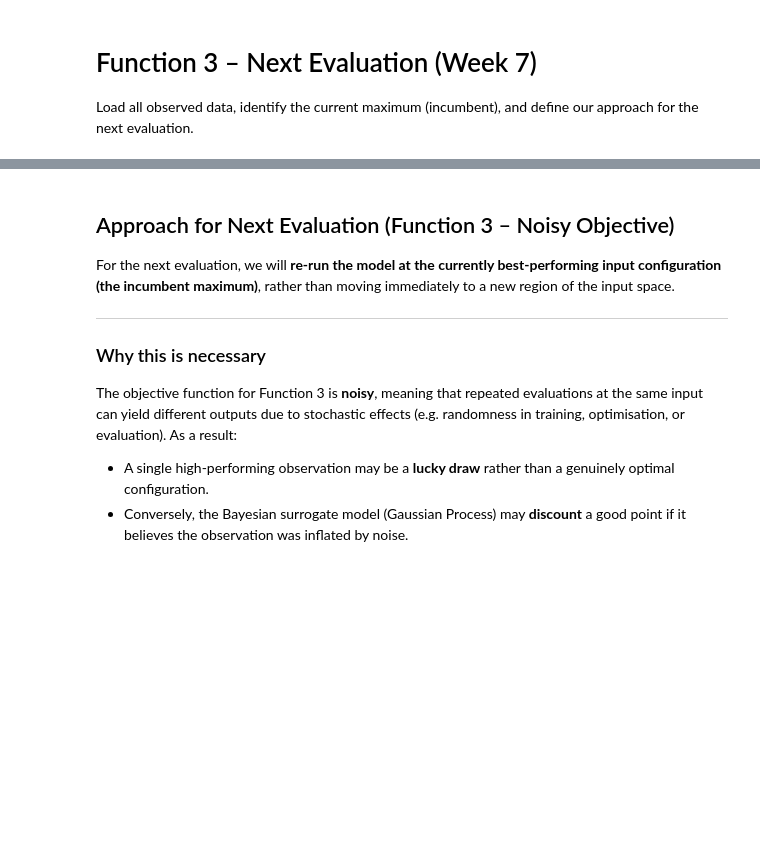
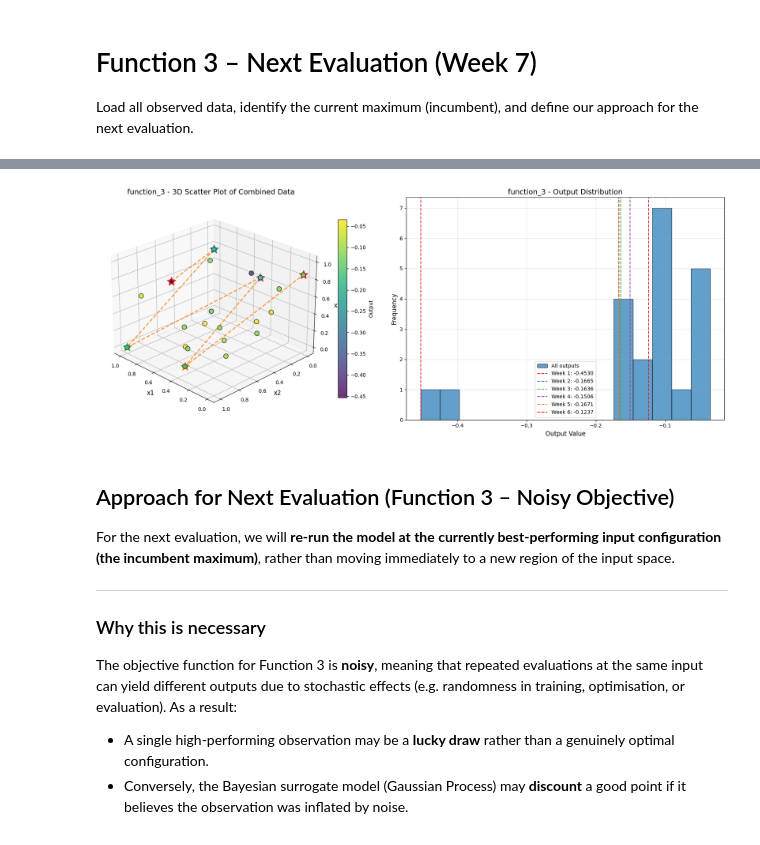
Before and after one commit to JADunning/Capstone-Project-Imperial-College-London, a Jupyter notebook: weeklyWork/week7/function3_next_evaluation.ipynb, the cells around one changed output, grey strips where cells are left out. Saved outputs shown, nothing was run; the diff lists cells and outputs as text; code cells hidden in the pictures; blank space fills up the shorter version.

Commit message:
week 7/8 finish

```diff
--- a/weeklyWork/week7/function3_next_evaluation.ipynb
+++ b/weeklyWork/week7/function3_next_evaluation.ipynb
@@ -16,6 +16,7 @@ from scripts.utils.data_utils import (
     load_week3_data,
     load_week4_data,
     _load_latest_week_data,
+    plot_3d_scatter_with_distribution,
 )
 
 base_dir = Path('../../data/initial_data')
@@ -24,6 +25,7 @@ week2_dir = Path('../../data/week2')
 week3_dir = Path('../../data/week3')
 week4_dir = Path('../../data/week4')
 week5_dir = Path('../../data/week5')
+week6_dir = Path('../../data/week6')
 
 initial_data = load_initial_data(base_dir)
 week1_data = load_week1_data(week1_dir)
@@ -31,6 +33,7 @@ week2_data = load_week2_data(week2_dir)
 week3_data = load_week3_data(week3_dir)
 week4_data = load_week4_data(week4_dir)
 week5_data = _load_latest_week_data(week5_dir, 'Week 5')
+week6_data = _load_latest_week_data(week6_dir, 'Week 6')
 
 function_name = 'function_3'
 original_inputs = initial_data[function_name]['inputs']
@@ -45,6 +48,8 @@ week4_input = week4_data[function_name]['input']
 week4_output = week4_data[function_name]['output']
 week5_input = week5_data[function_name]['input']
 week5_output = week5_data[function_name]['output']
+week6_input = week6_data[function_name]['input']
+week6_output = week6_data[function_name]['output']
 
 X_observed = np.vstack([
     original_inputs,
@@ -53,10 +58,11 @@ X_observed = np.vstack([
     week3_input.reshape(1, -1),
     week4_input.reshape(1, -1),
     week5_input.reshape(1, -1),
+    week6_input.reshape(1, -1),
 ])
 y_observed = np.concatenate([
     original_outputs,
-    np.array([week1_output, week2_output, week3_output, week4_output, week5_output]),
+    np.array([week1_output, week2_output, week3_output, week4_output, week5_output, week6_output]),
 ])
 
 best_idx = np.argmax(y_observed)
@@ -75,3 +91,22 @@ print(f'\nFormatted for submission: {formatted_incumbent}')
+# %%
+# Visualise past results: show all week 1–6 points before deciding on next evaluation
+plot_3d_scatter_with_distribution(
+    X_observed, y_observed,
+    week6_input, week6_output,
+    function_name,
+    weekly_points=[
+        (week1_input, week1_output, "Week 1"),
+        (week2_input, week2_output, "Week 2"),
+        (week3_input, week3_output, "Week 3"),
+        (week4_input, week4_output, "Week 4"),
+        (week5_input, week5_output, "Week 5"),
+        (week6_input, week6_output, "Week 6"),
+    ],
+    connect_points=True,
+    connect_color="tab:orange"
+)
+# %% [output]
+[figure, added]
 # %% [markdown]
 ## Approach for Next Evaluation (Function 3 – Noisy Objective)
 
```
Also changed, not shown: parts of 2 cells of this notebook, 21 other files.
